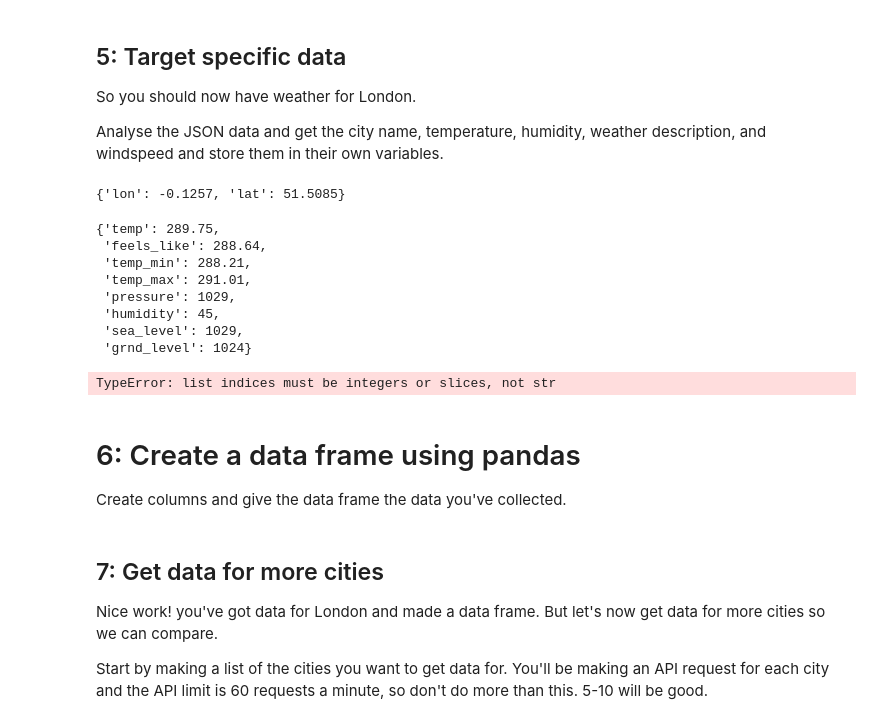
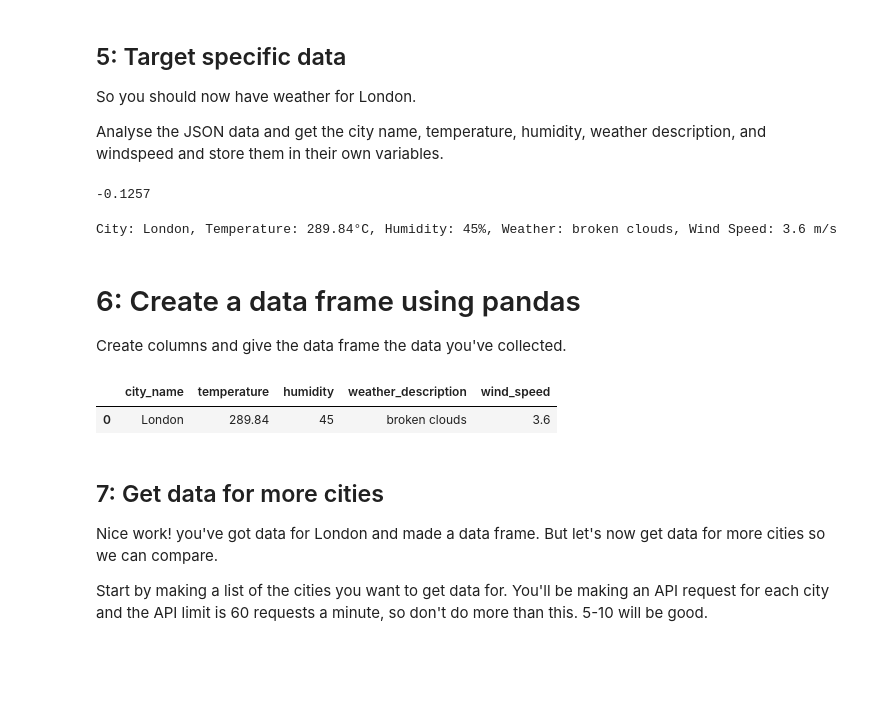
Before and after one commit to kieran036/ual_peckham_daz, a Jupyter notebook: data_science/session_10/labs/open-weather.ipynb, the cells around one changed output. Cells and saved outputs as stored; diff of their text form; code cells hidden in the pictures; blank space fills up the shorter version.

```diff
--- a/data_science/session_10/labs/open-weather.ipynb
+++ b/data_science/session_10/labs/open-weather.ipynb
@@ -130,31 +130,19 @@ So you should now have weather for London.
 
 Analyse the JSON data and get the city name, temperature, humidity, weather description, and windspeed and store them in their own variables.
 # %%
-response_json['coord']
+response_json['coord']['lon']
 # %% [output]
-{'lon': -0.1257, 'lat': 51.5085}
+-0.1257
-# %%
-temperature = response_json['main']
-temperature
-# %% [output]
-{'temp': 289.75,
- 'feels_like': 288.64,
- 'temp_min': 288.21,
- 'temp_max': 291.01,
- 'pressure': 1029,
- 'humidity': 45,
- 'sea_level': 1029,
- 'grnd_level': 1024}
 # %%
 city_name = response_json['name']
 temperature = response_json['main']['temp']
-humidity = ['main']['humidity']
-weather_description = ['weather']['description']
-wind_speed = ['wind']['speed']
+humidity = response_json['main']['humidity']
+weather_description = response_json['weather'][0]['description']
+wind_speed = response_json['wind']['speed']
 
 print(f"City: {city_name}, Temperature: {temperature}°C, Humidity: {humidity}%, Weather: {weather_description}, Wind Speed: {wind_speed} m/s")
 # %% [output]
-TypeError: list indices must be integers or slices, not str
+City: London, Temperature: 289.84°C, Humidity: 45%, Weather: broken clouds, Wind Speed: 3.6 m/s
 # %% [markdown]
 # 6: Create a data frame using pandas
 
@@ -166,3 +150,10 @@ df
+# %%
+df = pd.DataFrame(columns=["city_name", "temperature", "humidity", "weather_description", "wind_speed"], data=[[city_name, temperature, humidity, weather_description, wind_speed]])
+
+df
+# %% [output]
+|  | city_name | temperature | humidity | weather_description | wind_speed |
+| 0 | London | 289.84 | 45 | broken clouds | 3.6 |
 # %% [markdown]
 ## 7: Get data for more cities
 
```
Also changed, not shown: parts of 13 cells of this notebook, 21 other files.
